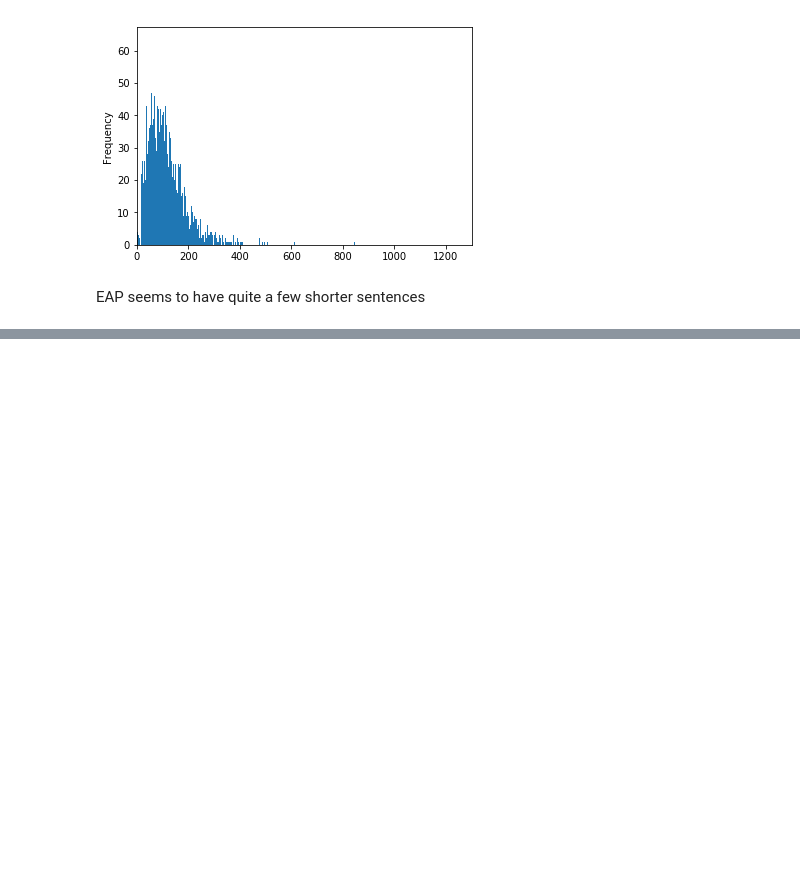
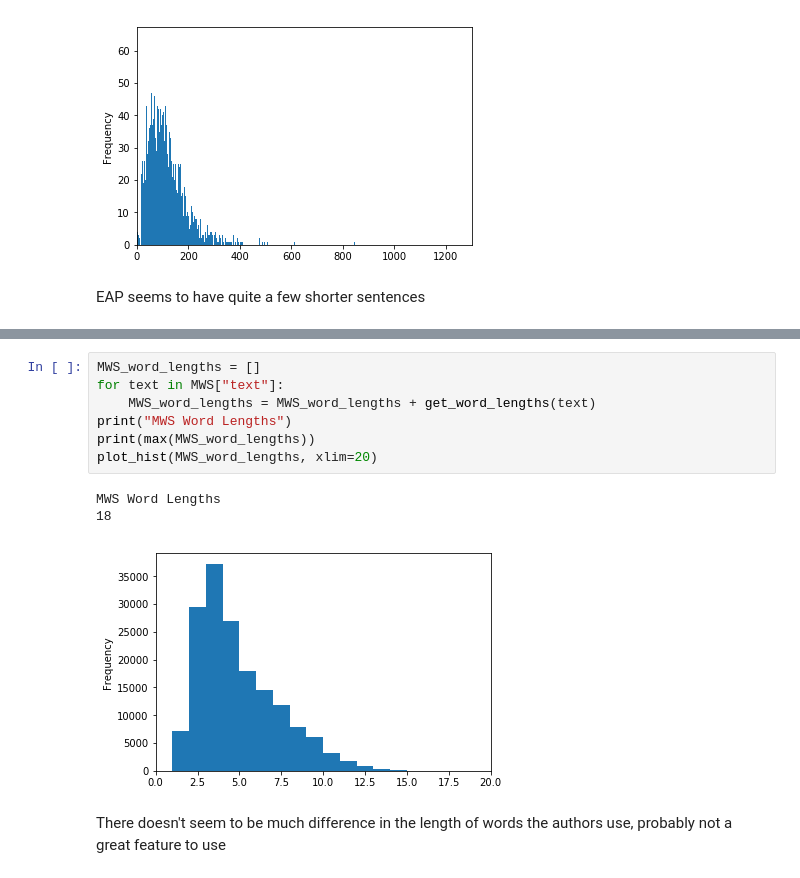
Before and after one commit to fireland15/Spooky-Authors, a Jupyter notebook: Submission 2.ipynb, the cells around one changed output, grey strips where cells are left out. Drawn from its saved outputs; the diff is of its cells as text; blank space fills up the shorter version.

```diff
--- a/Submission 2.ipynb
+++ b/Submission 2.ipynb
@@ -171,0 +197,13 @@ def get_word_lengths(text):
+# %%
+MWS_word_lengths = []
+for text in MWS["text"]:
+    MWS_word_lengths = MWS_word_lengths + get_word_lengths(text)
+print("MWS Word Lengths")
+print(max(MWS_word_lengths))
+plot_hist(MWS_word_lengths, xlim=20)
+# %% [output]
+MWS Word Lengths
+18
+[figure, added]
+# %% [markdown]
+There doesn't seem to be much difference in the length of words the authors use, probably not a great feature to use
```
Also changed, not shown: parts of 5 cells of this notebook.
